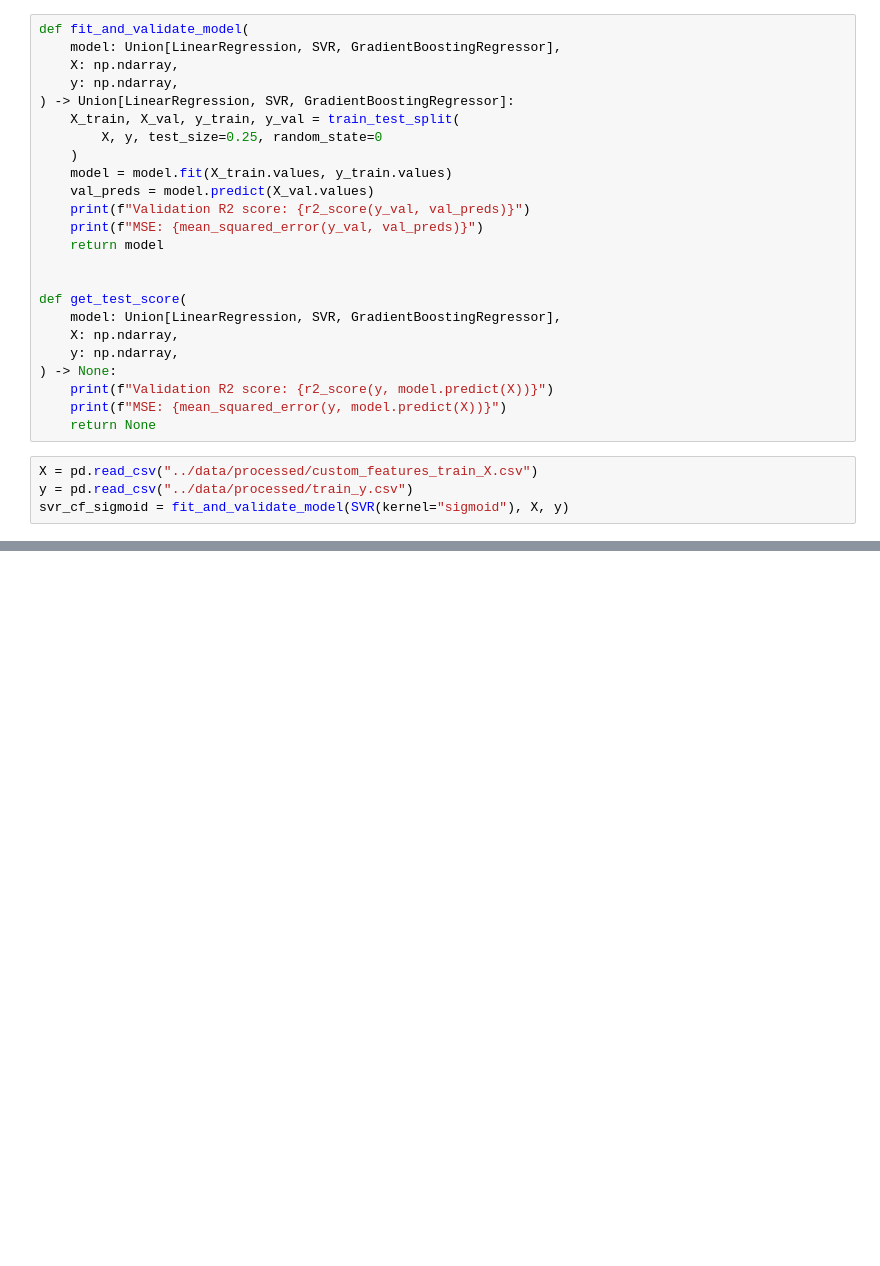
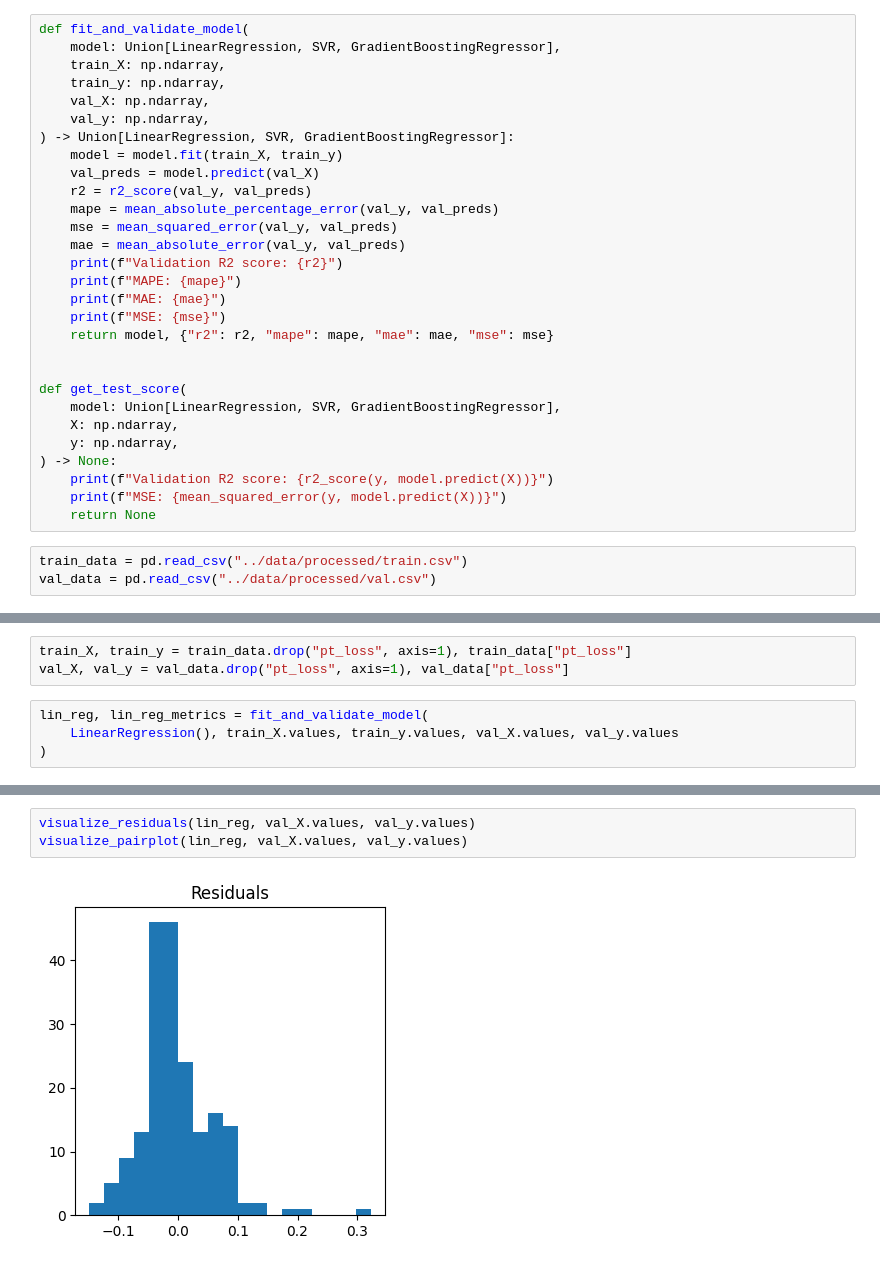
Before and after one commit to favead/UBendLossCoefficientAutoDetermenition, a Jupyter notebook: notebooks/base_models.ipynb, the cells around one changed output, grey strips where cells are left out. Cells and saved outputs as stored; diff of their text form; blank space fills up the shorter version.

```diff
--- a/notebooks/base_models.ipynb
+++ b/notebooks/base_models.ipynb
@@ -11,17 +17,22 @@ from sklearn.metrics import r2_score, mean_squared_error
 # %%
 def fit_and_validate_model(
     model: Union[LinearRegression, SVR, GradientBoostingRegressor],
-    X: np.ndarray,
-    y: np.ndarray,
+    train_X: np.ndarray,
+    train_y: np.ndarray,
+    val_X: np.ndarray,
+    val_y: np.ndarray,
 ) -> Union[LinearRegression, SVR, GradientBoostingRegressor]:
-    X_train, X_val, y_train, y_val = train_test_split(
-        X, y, test_size=0.25, random_state=0
-    )
-    model = model.fit(X_train.values, y_train.values)
-    val_preds = model.predict(X_val.values)
-    print(f"Validation R2 score: {r2_score(y_val, val_preds)}")
-    print(f"MSE: {mean_squared_error(y_val, val_preds)}")
-    return model
+    model = model.fit(train_X, train_y)
+    val_preds = model.predict(val_X)
+    r2 = r2_score(val_y, val_preds)
+    mape = mean_absolute_percentage_error(val_y, val_preds)
+    mse = mean_squared_error(val_y, val_preds)
+    mae = mean_absolute_error(val_y, val_preds)
+    print(f"Validation R2 score: {r2}")
+    print(f"MAPE: {mape}")
+    print(f"MAE: {mae}")
+    print(f"MSE: {mse}")
+    return model, {"r2": r2, "mape": mape, "mae": mae, "mse": mse}
 
 
 def get_test_score(
@@ -33,6 +44,5 @@ def get_test_score(
     print(f"MSE: {mean_squared_error(y, model.predict(X))}")
     return None
 # %%
-X = pd.read_csv("../data/processed/custom_features_train_X.csv")
-y = pd.read_csv("../data/processed/train_y.csv")
-svr_cf_sigmoid = fit_and_validate_model(SVR(kernel="sigmoid"), X, y)
+train_data = pd.read_csv("../data/processed/train.csv")
+val_data = pd.read_csv("../data/processed/val.csv")
@@ -83,0 +49,7 @@ MSE: 0.05133012602931031
+# %%
+train_X, train_y = train_data.drop("pt_loss", axis=1), train_data["pt_loss"]
+val_X, val_y = val_data.drop("pt_loss", axis=1), val_data["pt_loss"]
+# %%
+lin_reg, lin_reg_metrics = fit_and_validate_model(
+    LinearRegression(), train_X.values, train_y.values, val_X.values, val_y.values
+)
@@ -83,0 +143,5 @@ MSE: 0.05133012602931031
+# %%
+visualize_residuals(lin_reg, val_X.values, val_y.values)
+visualize_pairplot(lin_reg, val_X.values, val_y.values)
+# %% [output]
+[figure, added]
```
Also changed, not shown: parts of 18 cells of this notebook, 10 other files.
